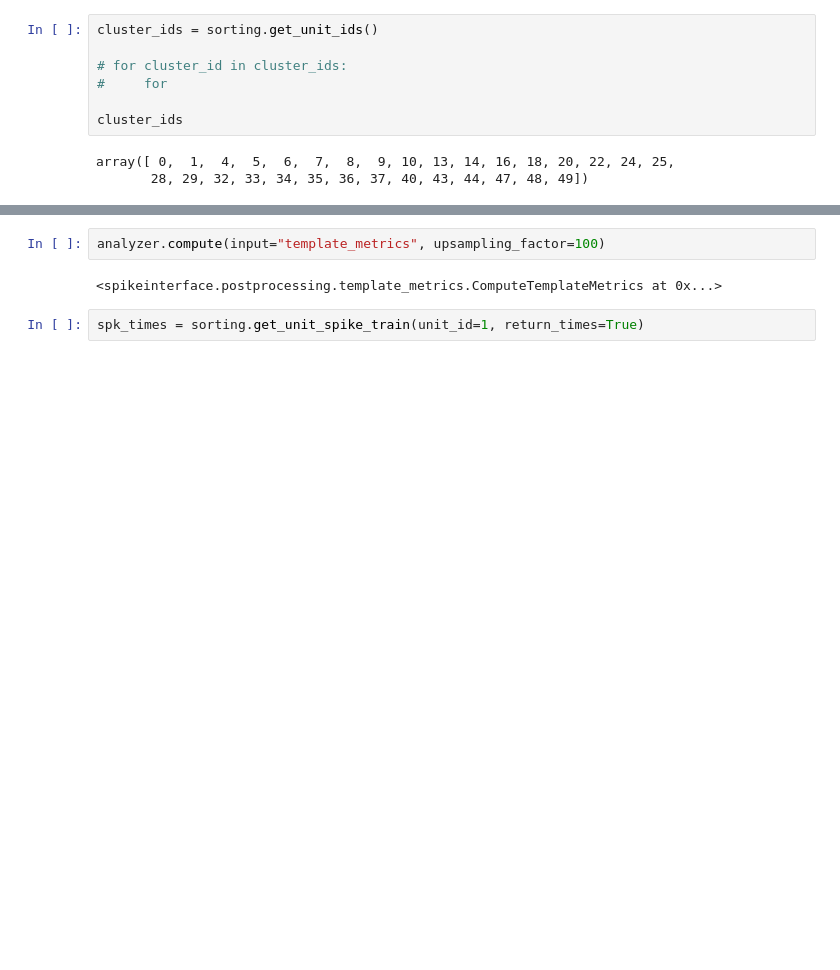
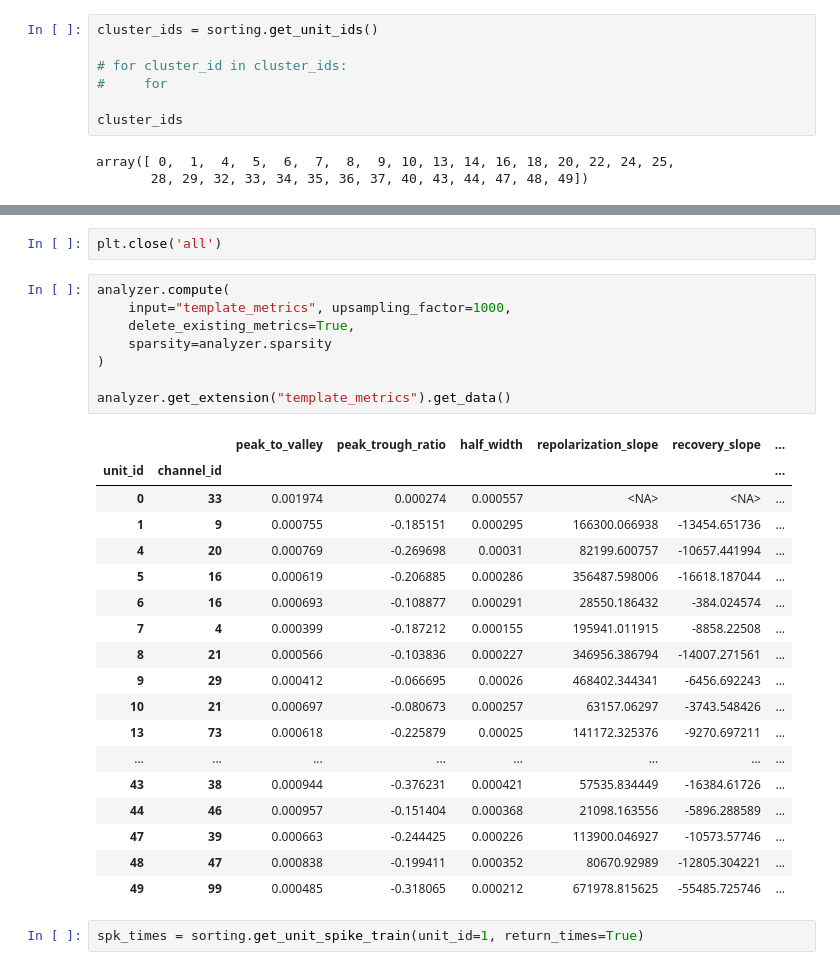
Before and after one commit to mdima98/spikesorting-boninilab, a Jupyter notebook: postprocessing/spikeinterface-postprocessing.ipynb, the cells around one changed output, grey strips where cells are left out. Saved outputs shown, nothing was run; the diff lists cells and outputs as text; blank space fills up the shorter version.

```diff
--- a/postprocessing/spikeinterface-postprocessing.ipynb
+++ b/postprocessing/spikeinterface-postprocessing.ipynb
@@ -171,7 +164,32 @@ plt.legend()
+# %%
+plt.close('all')
 # %%
-analyzer.compute(input="template_metrics", upsampling_factor=100)
+analyzer.compute(
+    input="template_metrics", upsampling_factor=1000,
+    delete_existing_metrics=True,
+    sparsity=analyzer.sparsity
+)
+
+analyzer.get_extension("template_metrics").get_data()
 # %% [output]
-<spikeinterface.postprocessing.template_metrics.ComputeTemplateMetrics at 0x...>
+|  |  | peak_to_valley | peak_trough_ratio | half_width | repolarization_slope | recovery_slope | ... |
+| unit_id | channel_id |  |  |  |  |  | ... |
+| 0 | 33 | 0.001974 | 0.000274 | 0.000557 | <NA> | <NA> | ... |
+| 1 | 9 | 0.000755 | -0.185151 | 0.000295 | 166300.066938 | -13454.651736 | ... |
+| 4 | 20 | 0.000769 | -0.269698 | 0.00031 | 82199.600757 | -10657.441994 | ... |
+| 5 | 16 | 0.000619 | -0.206885 | 0.000286 | 356487.598006 | -16618.187044 | ... |
+| 6 | 16 | 0.000693 | -0.108877 | 0.000291 | 28550.186432 | -384.024574 | ... |
+| 7 | 4 | 0.000399 | -0.187212 | 0.000155 | 195941.011915 | -8858.22508 | ... |
+| 8 | 21 | 0.000566 | -0.103836 | 0.000227 | 346956.386794 | -14007.271561 | ... |
+| 9 | 29 | 0.000412 | -0.066695 | 0.00026 | 468402.344341 | -6456.692243 | ... |
+| 10 | 21 | 0.000697 | -0.080673 | 0.000257 | 63157.06297 | -3743.548426 | ... |
+| 13 | 73 | 0.000618 | -0.225879 | 0.00025 | 141172.325376 | -9270.697211 | ... |
+| ... | ... | ... | ... | ... | ... | ... | ... |
+| 43 | 38 | 0.000944 | -0.376231 | 0.000421 | 57535.834449 | -16384.61726 | ... |
+| 44 | 46 | 0.000957 | -0.151404 | 0.000368 | 21098.163556 | -5896.288589 | ... |
+| 47 | 39 | 0.000663 | -0.244425 | 0.000226 | 113900.046927 | -10573.57746 | ... |
+| 48 | 47 | 0.000838 | -0.199411 | 0.000352 | 80670.92989 | -12805.304221 | ... |
+| 49 | 99 | 0.000485 | -0.318065 | 0.000212 | 671978.815625 | -55485.725746 | ... |
 # %%
 spk_times = sorting.get_unit_spike_train(unit_id=1, return_times=True)
 # %%
```
Also changed, not shown: parts of 7 cells of this notebook.
